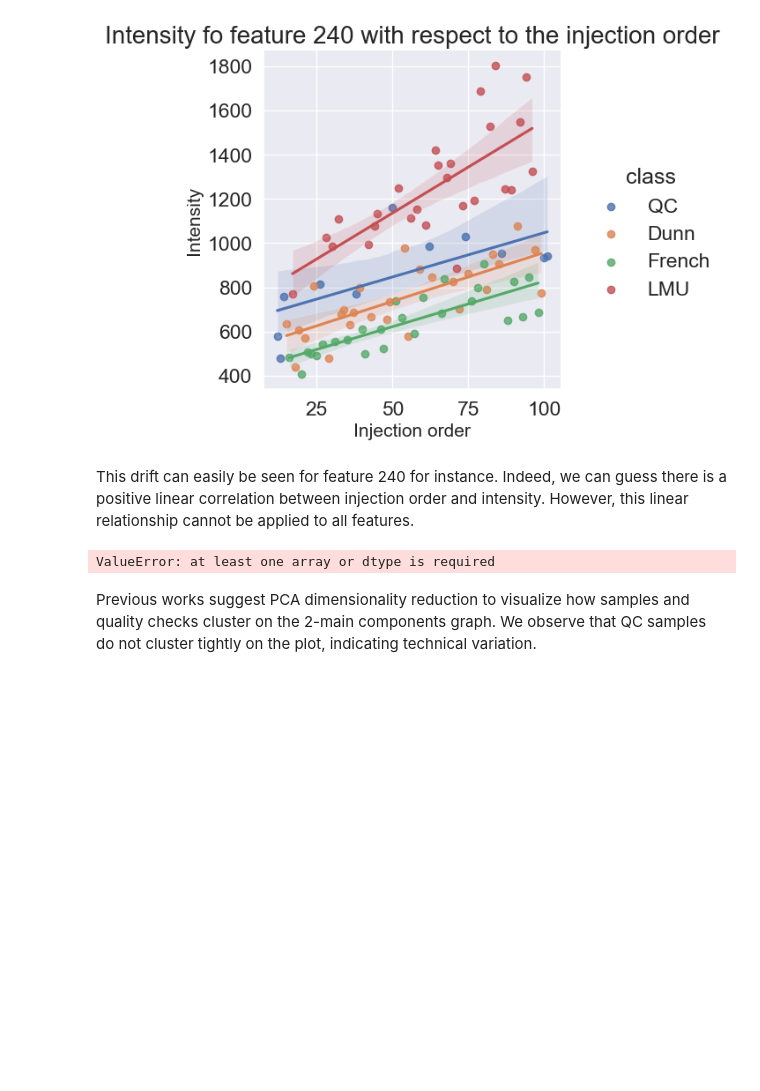
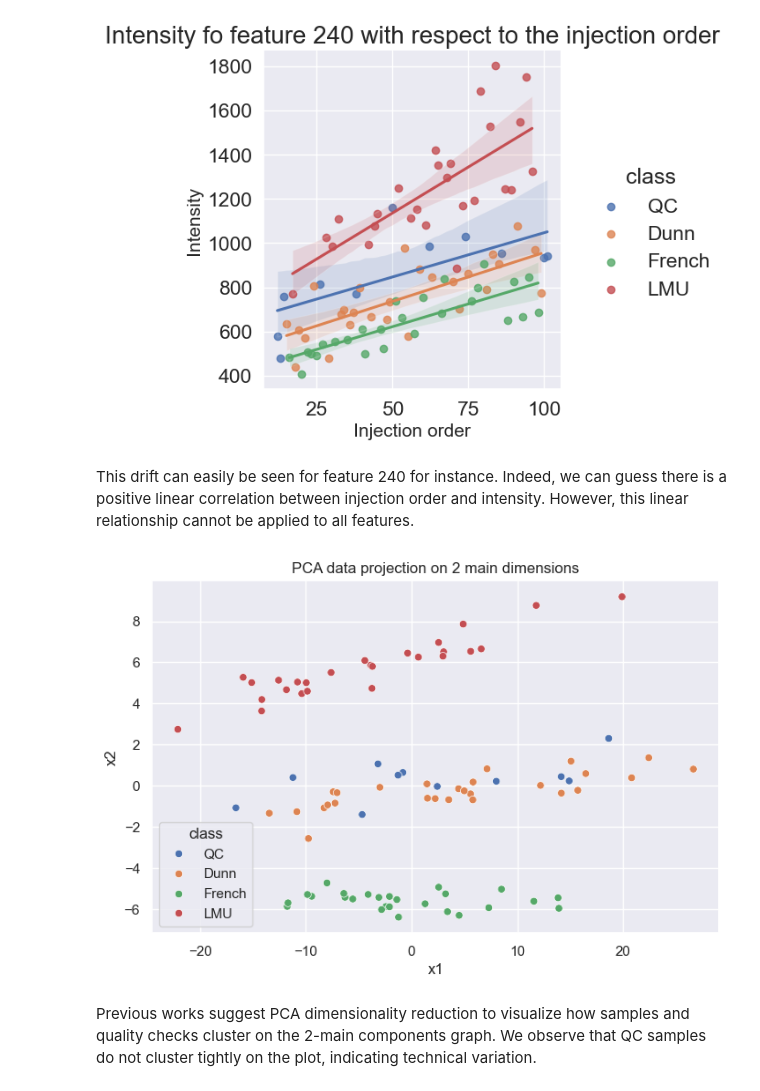
Before and after one commit to PhiCtl/glycan-biomarkers, a Jupyter notebook: notebooks/task_1/0_exploratory_data_analysis.ipynb, the cells around one changed output. Saved outputs shown, nothing was run; the diff lists cells and outputs as text; code cells hidden in the pictures; blank space fills up the shorter version.

```diff
--- a/notebooks/task_1/0_exploratory_data_analysis.ipynb
+++ b/notebooks/task_1/0_exploratory_data_analysis.ipynb
@@ -360,10 +360,10 @@ However, this linear relationship cannot be applied to all features.
 # %%
 visualizer = PipelineStep(name='PCA projection',
                           func = pca, standardize=True)
 
-_ = visualizer.run(df_analysis)
+_ = visualizer.run(df_data_filtered)
 # %% [output]
-ValueError: at least one array or dtype is required
+[figure, added]
 # %% [markdown]
 Previous works suggest PCA dimensionality reduction to visualize how samples and quality checks cluster on the 2-main components graph. We observe that QC samples do not cluster tightly on the plot, indicating technical variation.
 # %%
```
Also changed, not shown: parts of 9 cells of this notebook, 5 other files.
